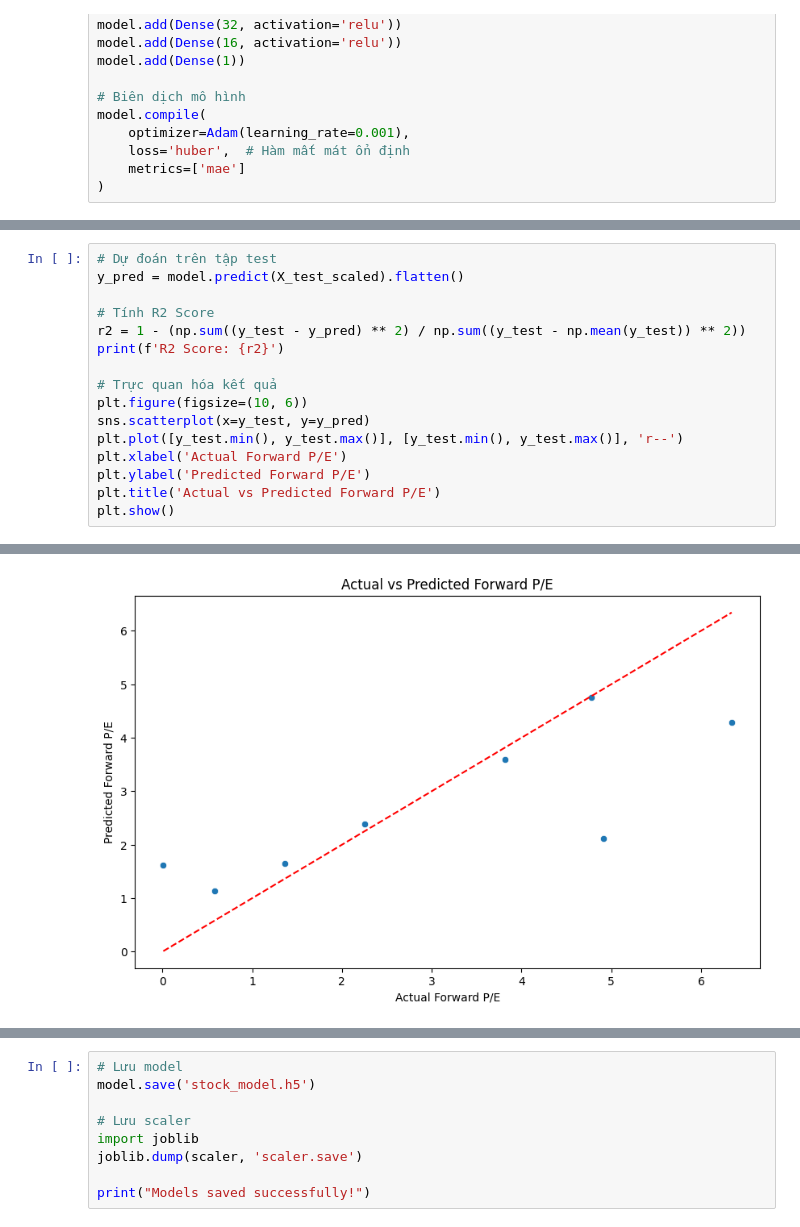
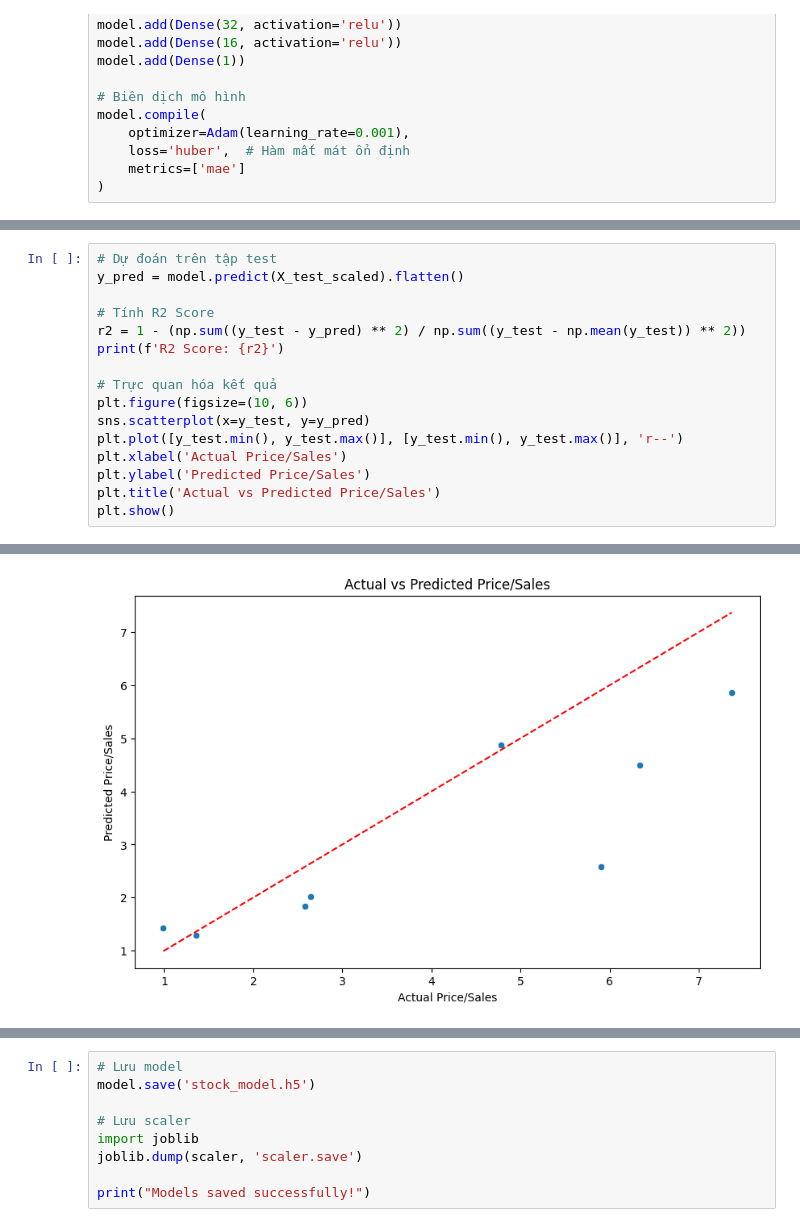
Before and after one commit to duy59/khdl-btl-main, a Jupyter notebook: hocmay/hocmay.ipynb, the cells around one changed output, grey strips where cells are left out. Drawn from its saved outputs; the diff is of its cells as text.

```diff
--- a/hocmay/hocmay.ipynb
+++ b/hocmay/hocmay.ipynb
@@ -235,8 +235,8 @@ print(f'R2 Score: {r2}')
 plt.figure(figsize=(10, 6))
 sns.scatterplot(x=y_test, y=y_pred)
 plt.plot([y_test.min(), y_test.max()], [y_test.min(), y_test.max()], 'r--')
-plt.xlabel('Actual Forward P/E')
-plt.ylabel('Predicted Forward P/E')
-plt.title('Actual vs Predicted Forward P/E')
+plt.xlabel('Actual Price/Sales')
+plt.ylabel('Predicted Price/Sales')
+plt.title('Actual vs Predicted Price/Sales')
 plt.show()
 # %% [output]
@@ -245,4 +245,4 @@ R2 Score: 0.5899170557878595
-[figure, old version]
+[figure, new version]
 # %%
 # Plot Loss và MAE qua các epoch
 plt.figure(figsize=(14, 5))
```
Also changed, not shown: parts of 8 cells of this notebook, 8 other files.
